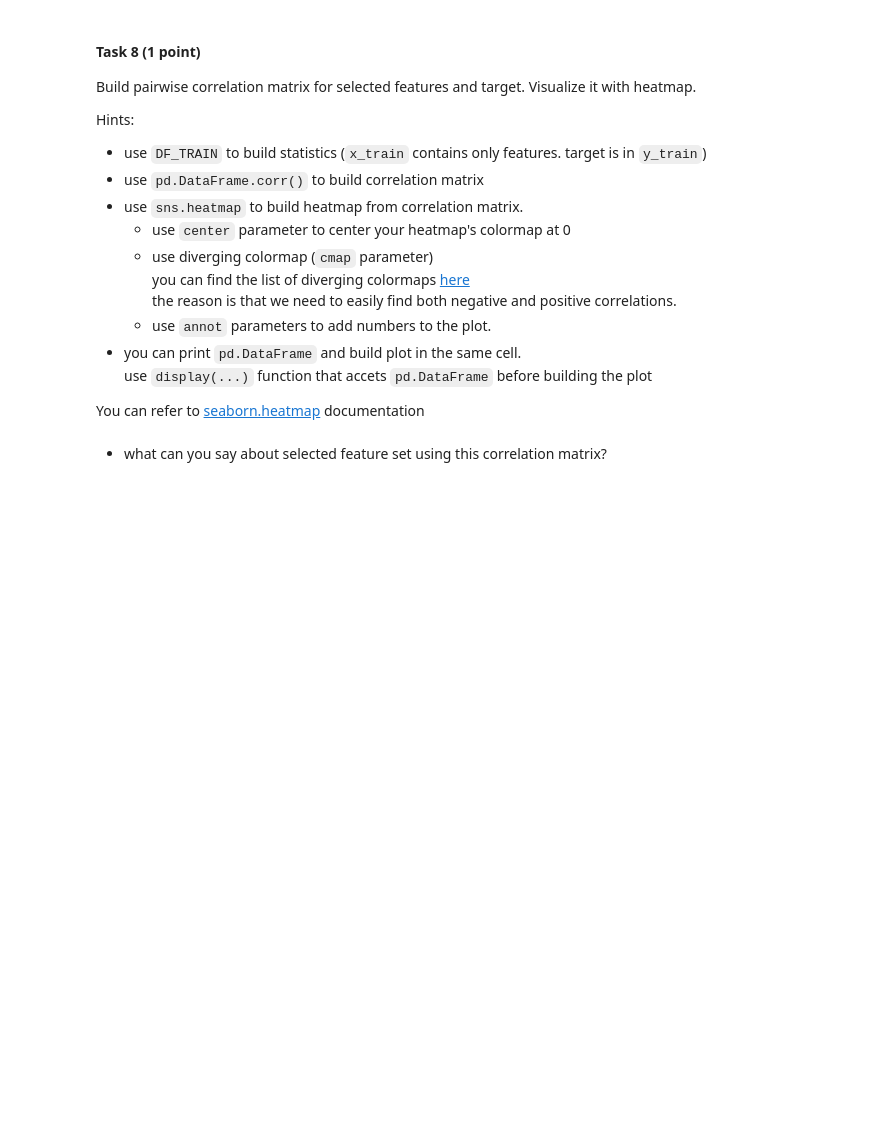
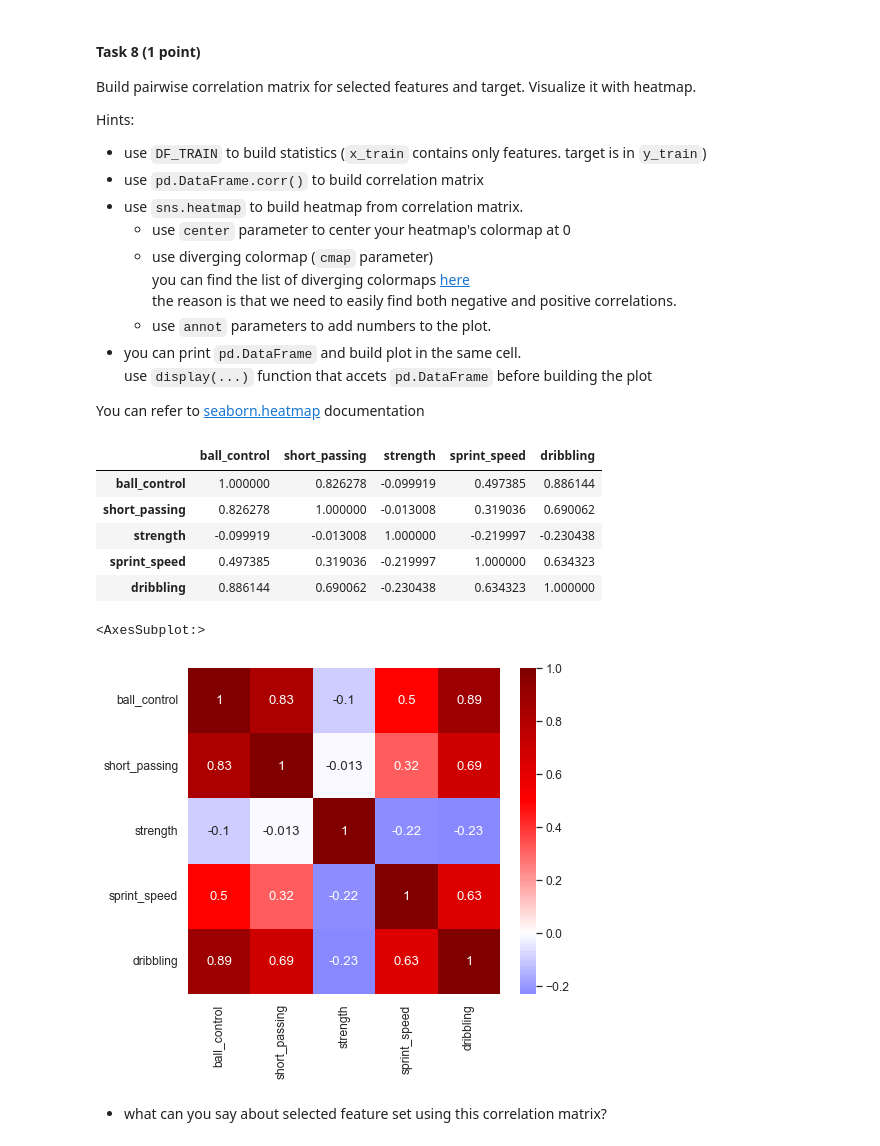
Before and after one commit to drnaida/rsschool-machine-learning-course, a Jupyter notebook: linear_regression.ipynb, the cells around one changed output. Cells and saved outputs as stored; diff of their text form; code cells hidden in the pictures; blank space fills up the shorter version.

```diff
--- a/linear_regression.ipynb
+++ b/linear_regression.ipynb
@@ -779,8 +781,18 @@ Hints:
 You can refer to [seaborn.heatmap](https://seaborn.pydata.org/generated/seaborn.heatmap.html) documentation
 # %%
 # # your code here
-# correlation_matrix =
-# display(correlation_matrix)
-# sns.heatmap(...);
+correlation_matrix = DF_TRAIN[cols].corr(method='spearman')
+display(correlation_matrix)
+
+sns.heatmap(data=correlation_matrix, center=0, cmap='seismic', annot=True)
+# %% [output]
+|  | ball_control | short_passing | strength | sprint_speed | dribbling |
+| ball_control | 1.000000 | 0.826278 | -0.099919 | 0.497385 | 0.886144 |
+| short_passing | 0.826278 | 1.000000 | -0.013008 | 0.319036 | 0.690062 |
+| strength | -0.099919 | -0.013008 | 1.000000 | -0.219997 | -0.230438 |
+| sprint_speed | 0.497385 | 0.319036 | -0.219997 | 1.000000 | 0.634323 |
+| dribbling | 0.886144 | 0.690062 | -0.230438 | 0.634323 | 1.000000 |
+<AxesSubplot:>
+[figure, added]
 # %% [markdown]
 * what can you say about selected feature set using this correlation matrix?
```
Also changed, not shown: parts of 32 cells of this notebook.
